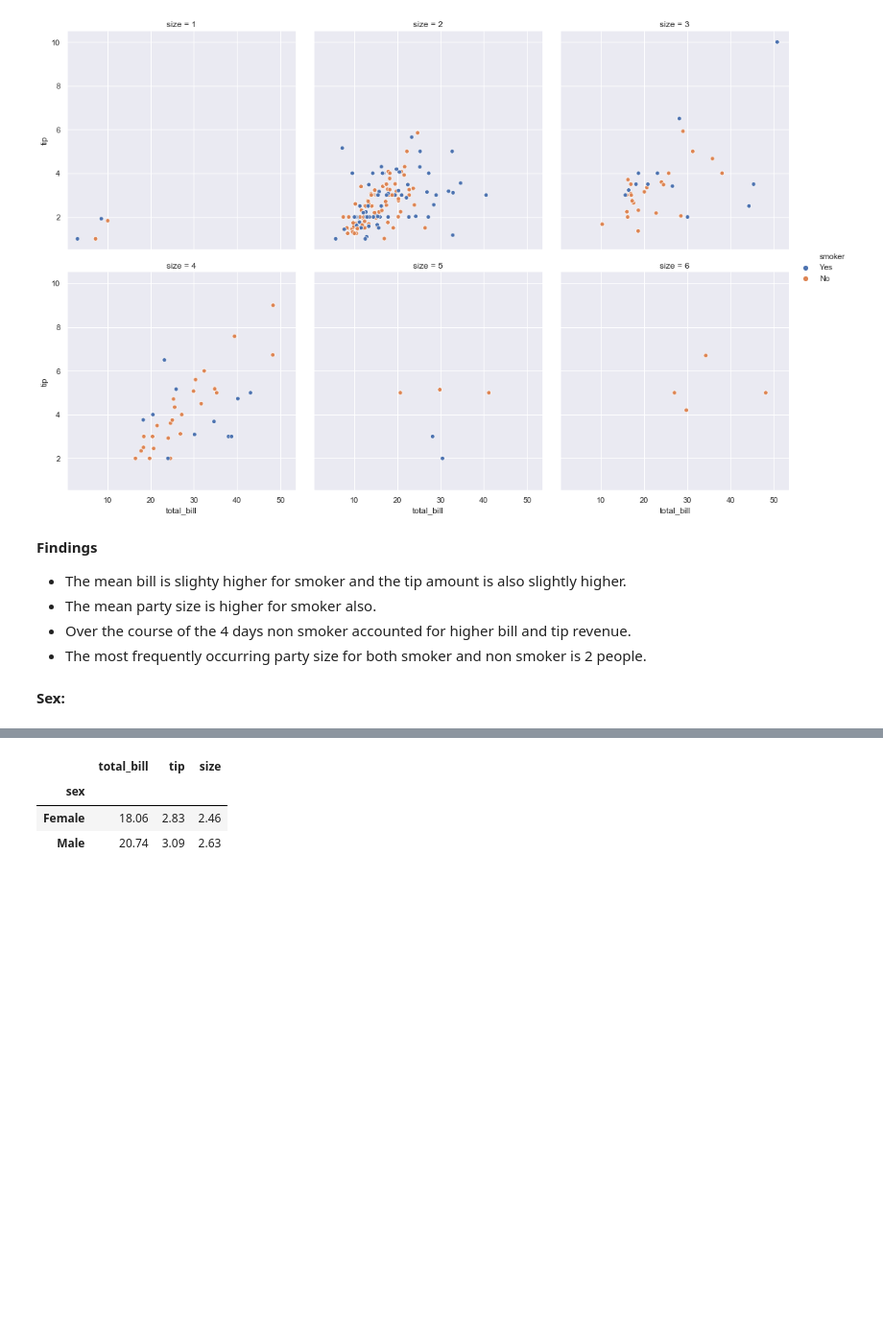
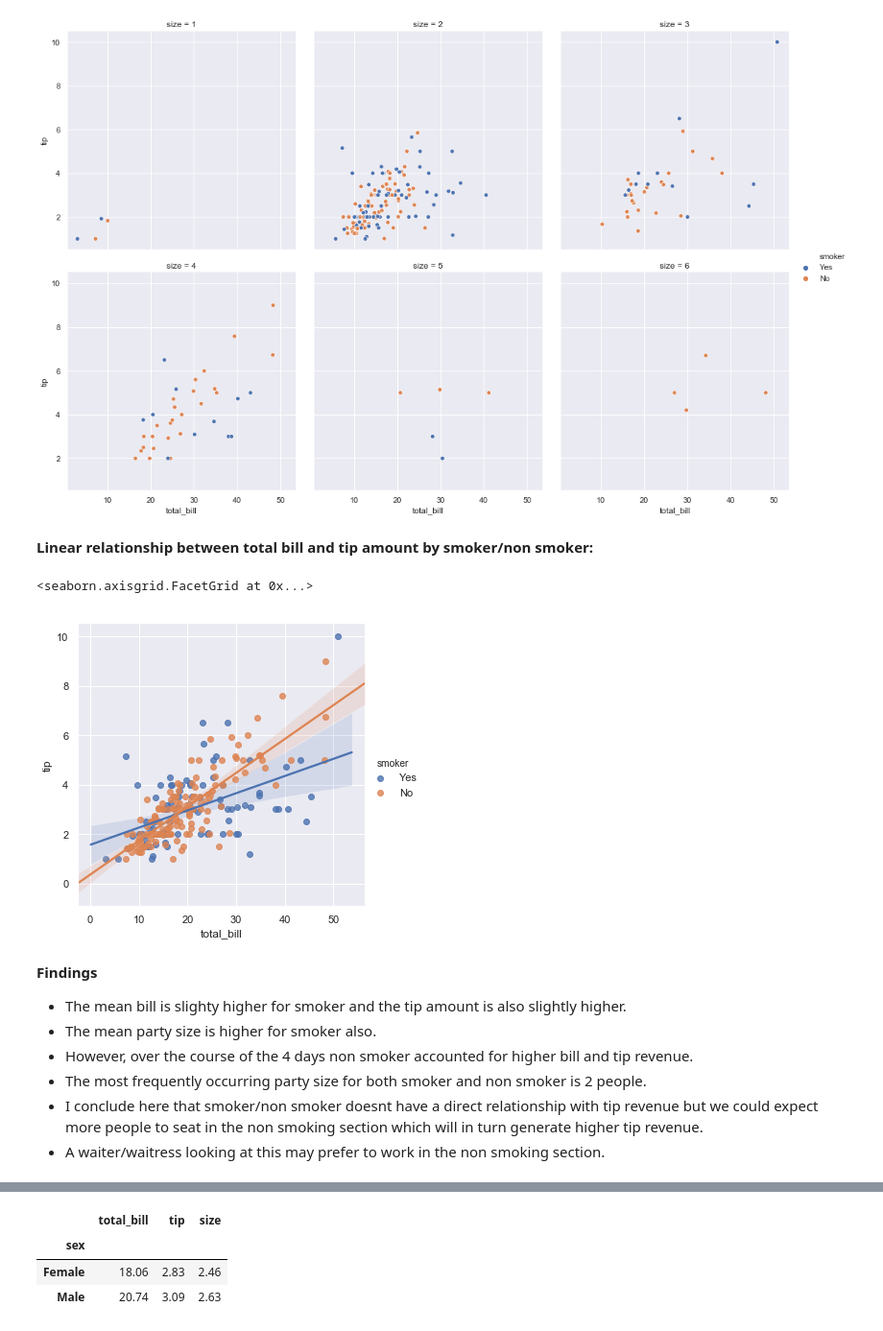
Before and after one commit to johndunne2019/Fundamentals-of-Data-Analysis-Project-2019, a Jupyter notebook: Tips-Dataset.ipynb, the cells around one changed output, grey strips where cells are left out. Shown at 96% size. Saved outputs shown, nothing was run; the diff lists cells and outputs as text; code cells hidden in the pictures; blank space fills up the shorter version.

```diff
--- a/Tips-Dataset.ipynb
+++ b/Tips-Dataset.ipynb
@@ -1373,11 +1373,18 @@ sns.relplot(x="total_bill", y="tip", hue="smoker", col="size", col_wrap=3, data=
 # %% [output]
 <seaborn.axisgrid.FacetGrid at 0x...>
 [figure]
+# %% [markdown]
+**Linear relationship between total bill and tip amount by smoker/non smoker:**
+# %%
+sns.lmplot(x="total_bill", y="tip", hue="smoker", data=tips)
+# %% [output]
+<seaborn.axisgrid.FacetGrid at 0x...>
+[figure, added]
 # %% [markdown]
 **Findings**
 * The mean bill is slighty higher for smoker and the tip amount is also slightly higher.
 * The mean party size is higher for smoker also.
-* Over the course of the 4 days non smoker accounted for higher bill and tip revenue.
+* However, over the course of the 4 days non smoker accounted for higher bill and tip revenue.
 * The most frequently occurring party size for both smoker and non smoker is 2 people.
+* I conclude here that smoker/non smoker doesnt have a direct relationship with tip revenue but we could expect more people to seat in the non smoking section which will in turn generate higher tip revenue.
+* A waiter/waitress looking at this may prefer to work in the non smoking section.
-# %% [markdown]
-**Sex:**
```
Also changed, not shown: parts of 17 cells of this notebook, 1 other file.
